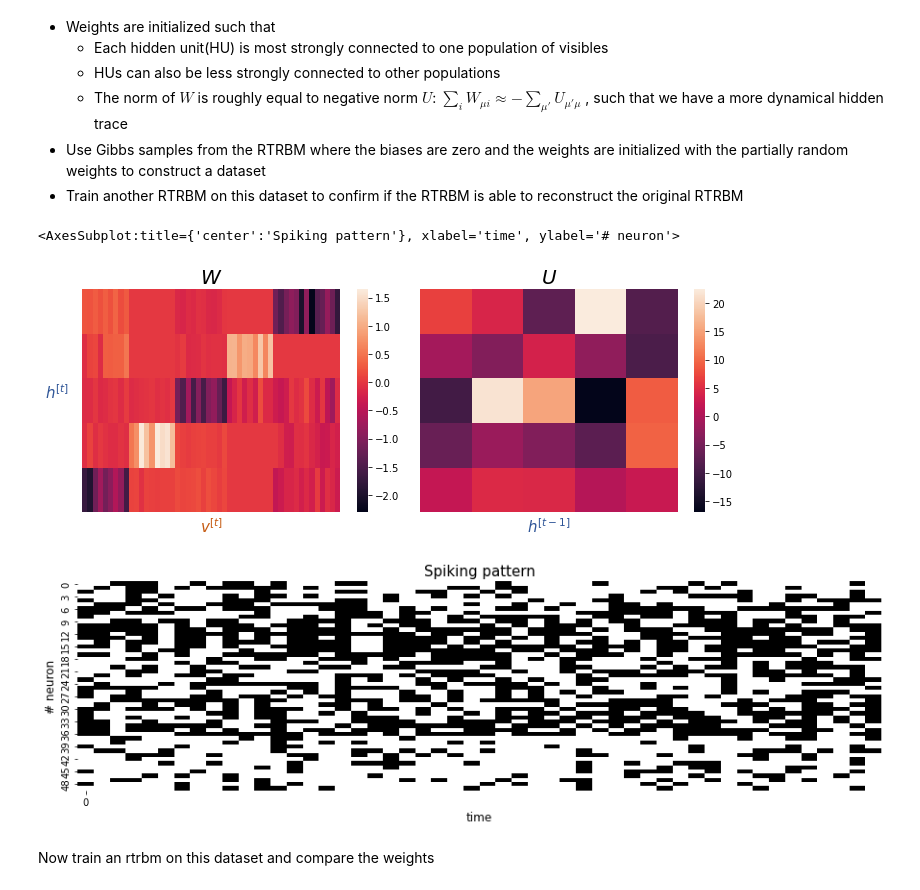
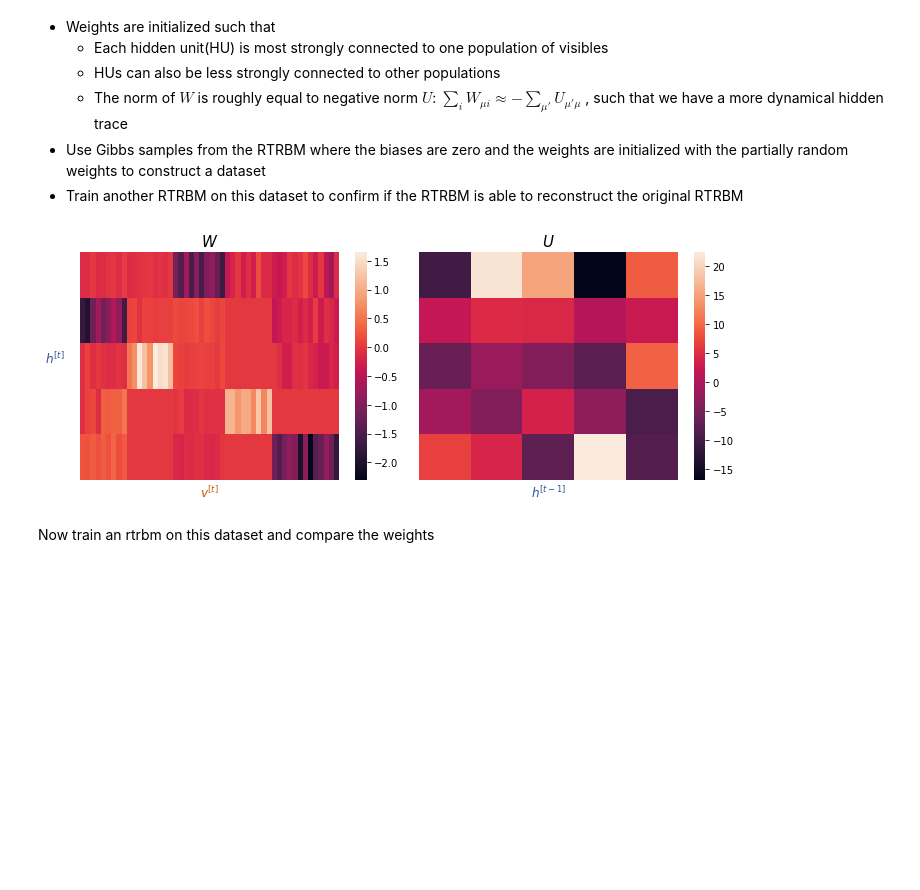
Before and after one commit to casperpeters/intern, a Jupyter notebook: notebooks/Reconstructing RTRBM/Sample surrogate data, paper figures.ipynb, the cells around one changed output. Saved outputs shown, nothing was run; the diff lists cells and outputs as text; code cells hidden in the pictures; blank space fills up the shorter version.

Commit message:
poisson data, reshuffle batches, plot changes to fit a4, ...

```diff
--- a/notebooks/Reconstructing RTRBM/Sample surrogate data, paper figures.ipynb
+++ b/notebooks/Reconstructing RTRBM/Sample surrogate data, paper figures.ipynb
@@ -36,21 +42,20 @@ The procedure behind reconstruct an RTRBM data is
 # %%
 resample = False
 dir_path = r'C:\Users\sebas\OneDrive\Intern\rtrbm_master'
 
 n_batches = 300
-N_H, N_V, T = 3, 20, 50
+N_H, N_V, T = 5, 20, 50
 
 if resample:
     rtrbm_original, data, _ = get_rtrbm_data(N_H=N_H, N_V=N_V, T=T, n_batches=n_batches, pre_gibbs_k=100, gibbs_k=100, mode=1, show_figure=True)
 else:
     rtrbm_original, data = torch.load(r'C:\Users\sebas\OneDrive\Intern\rtrbm_master\results\Paper\Surrogate_data\Reconstruct_RTRBM\rtrbm_original_&_data')
-    plot_weights(rtrbm_original.W.cpu(), rtrbm_original.U.cpu())
+    idx_ = torch.randperm(N_H)
+    plot_weights(rtrbm_original.W[idx_, :].cpu(), rtrbm_original.U[idx_, :].cpu())
 
-raster_plot(data[..., 0], figsize=(15, 4), title='Spiking pattern')
+#raster_plot(data[..., 0], figsize=(15, 4), title='Spiking pattern')
 # %% [output]
-<AxesSubplot:title={'center':'Spiking pattern'}, xlabel='time', ylabel='# neuron'>
-[figure, old version]
+[figure, new version]
-[figure, removed]
 # %% [markdown]
 Now train an rtrbm on this dataset and compare the weights
 # %%
```
Also changed, not shown: parts of 23 cells of this notebook, 6 other files.
